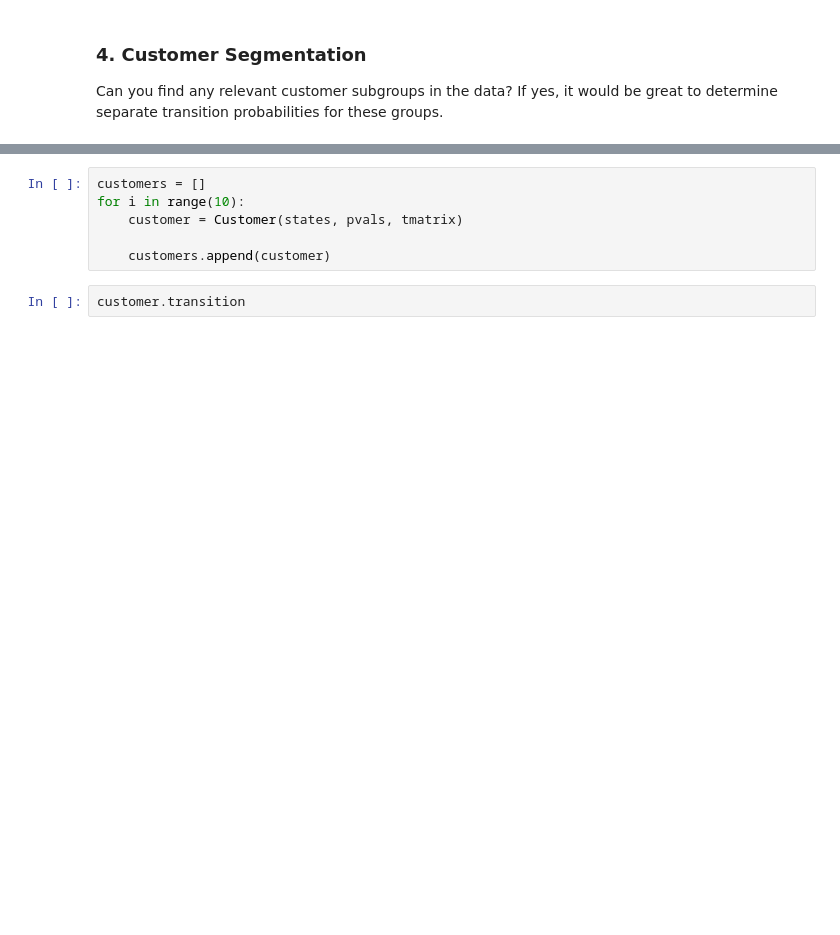
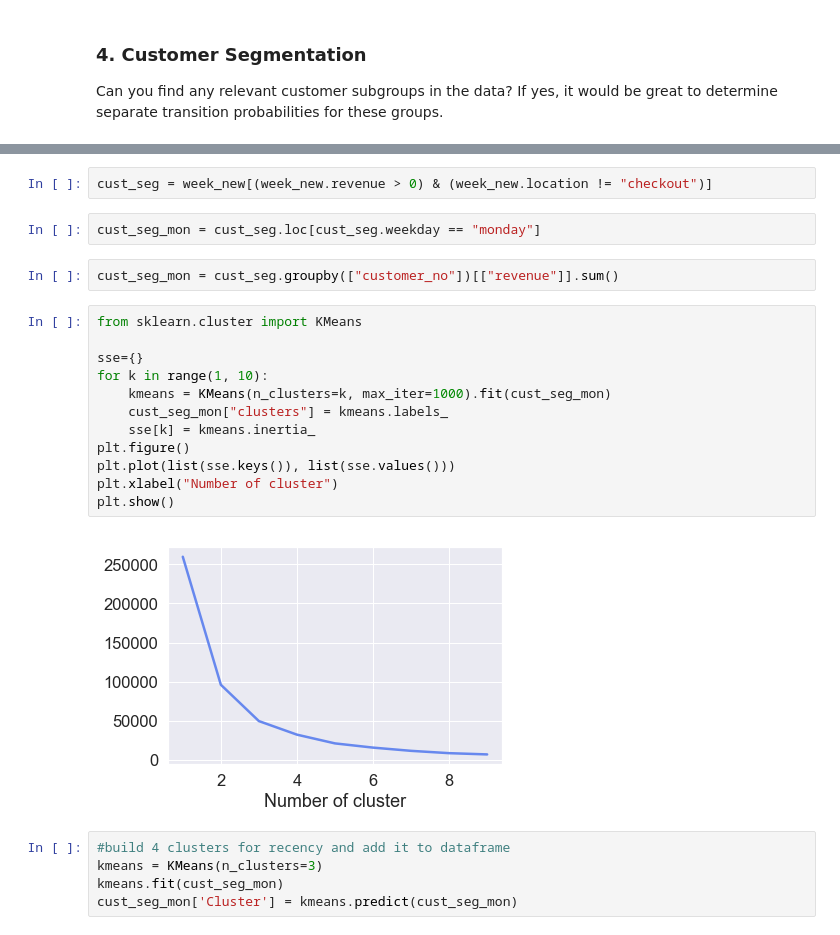
Before and after one commit to leona-ha/Markov_Customer_Churn, a Jupyter notebook: Customer_Flow_Markov.ipynb, the cells around one changed output, grey strips where cells are left out. Saved outputs shown, nothing was run; the diff lists cells and outputs as text; blank space fills up the shorter version.

```diff
--- a/Customer_Flow_Markov.ipynb
+++ b/Customer_Flow_Markov.ipynb
@@ -391,8 +423,25 @@ class Customer:
-# %%
-customers = []
-for i in range(10):
-    customer = Customer(states, pvals, tmatrix)
-
-    customers.append(customer)
-# %%
-customer.transition
+# %%
+cust_seg = week_new[(week_new.revenue > 0) & (week_new.location != "checkout")]
+# %%
+cust_seg_mon = cust_seg.loc[cust_seg.weekday == "monday"]
+# %%
+cust_seg_mon = cust_seg.groupby(["customer_no"])[["revenue"]].sum()
+# %%
+from sklearn.cluster import KMeans
+
+sse={}
+for k in range(1, 10):
+    kmeans = KMeans(n_clusters=k, max_iter=1000).fit(cust_seg_mon)
+    cust_seg_mon["clusters"] = kmeans.labels_
+    sse[k] = kmeans.inertia_
+plt.figure()
+plt.plot(list(sse.keys()), list(sse.values()))
+plt.xlabel("Number of cluster")
+plt.show()
+# %% [output]
+[figure, added]
+# %%
+#build 4 clusters for recency and add it to dataframe
+kmeans = KMeans(n_clusters=3)
+kmeans.fit(cust_seg_mon)
+cust_seg_mon['Cluster'] = kmeans.predict(cust_seg_mon)
```
Also changed, not shown: parts of 21 cells of this notebook, 1 other file.
